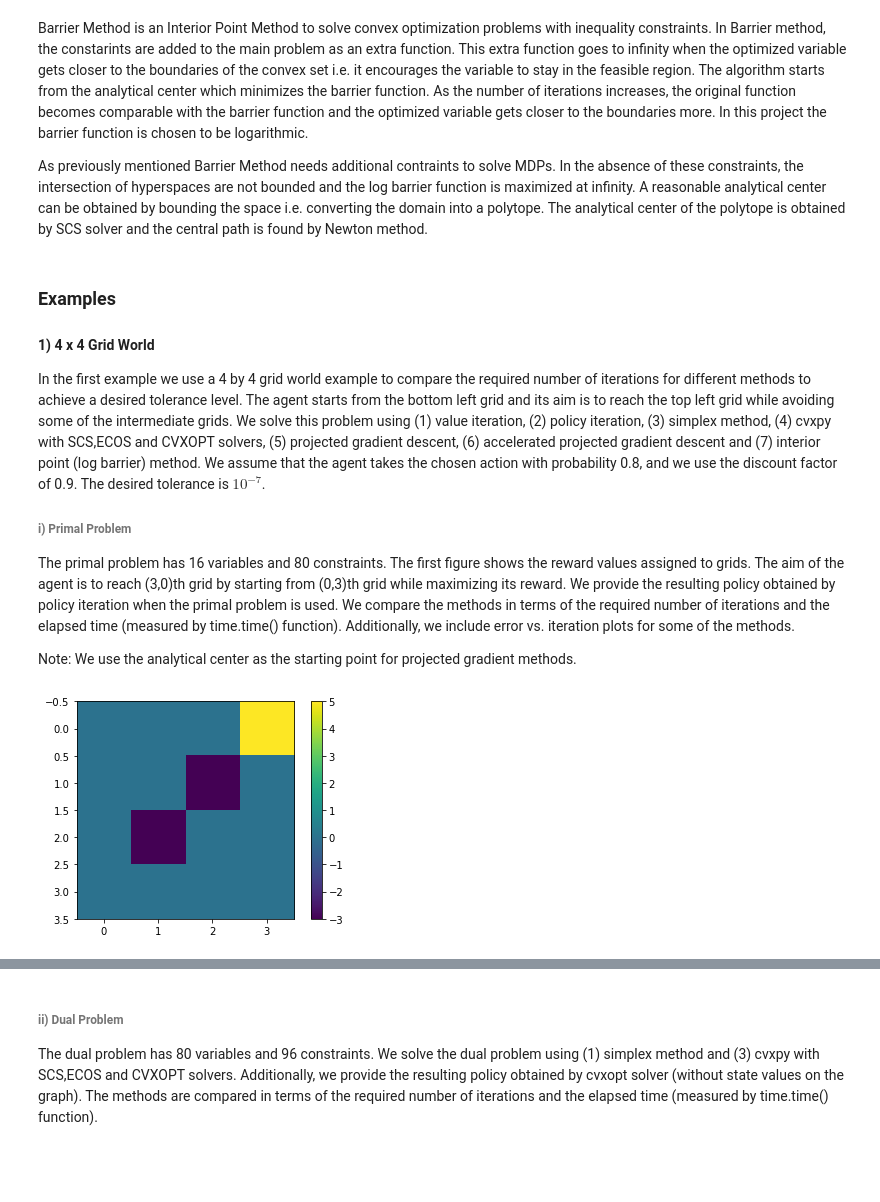
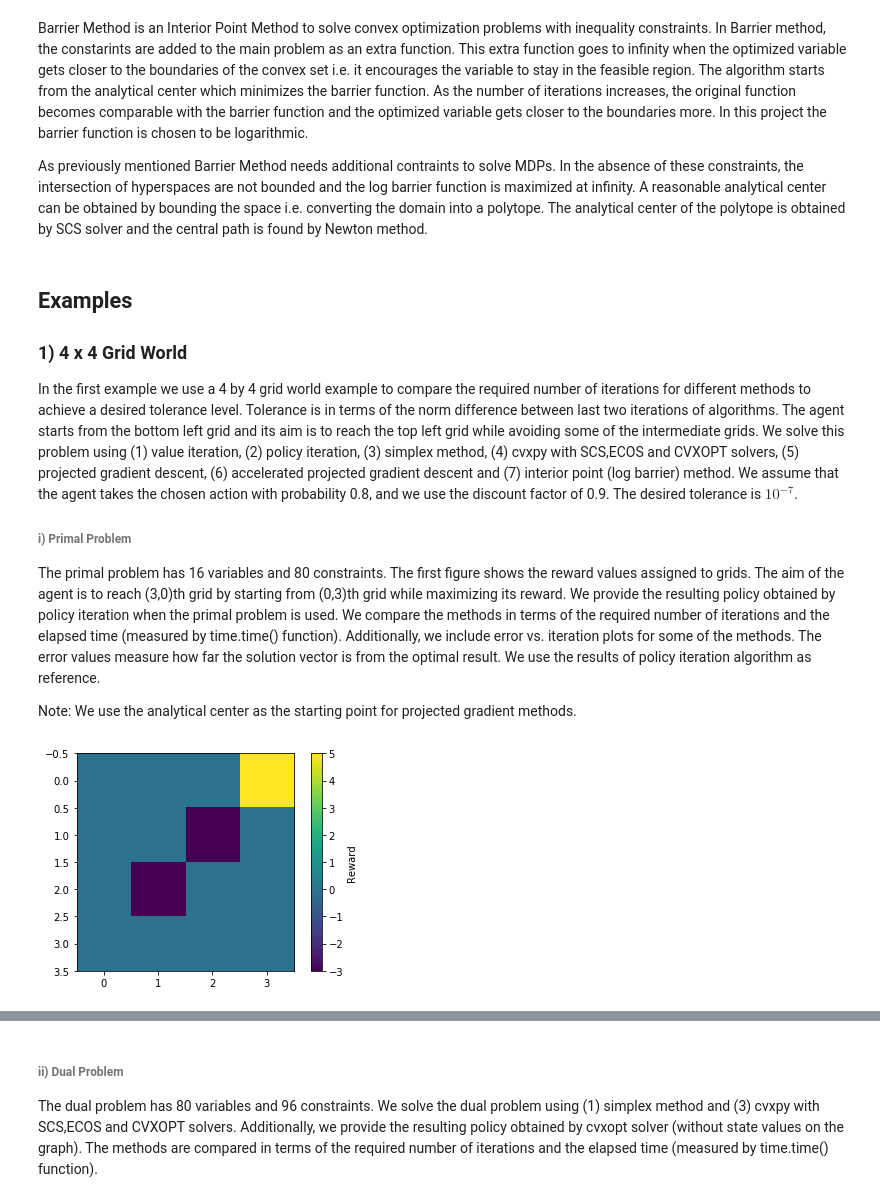
Before and after one commit to akhshah/cvxproj, a Jupyter notebook: GridWorld.ipynb, the cells around one changed output, grey strips where cells are left out. Saved outputs shown, nothing was run; the diff lists cells and outputs as text; code cells hidden in the pictures; blank space fills up the shorter version.

Commit message:
last version

```diff
--- a/GridWorld.ipynb
+++ b/GridWorld.ipynb
@@ -891,7 +921,7 @@ def interiorPoint(A, b, discount, eps, alpha, stateValsOpt,t):
     elapsed_time = time.time() - start_time
     return stateVals, error, elapsed_time
 # %%
-def plotGridWorld(Vals, bestAction, Rows, Columns):
+def plotGridWorld(Vals, bestAction, Rows, Columns,cbarlabel):
     imgData = np.resize(Vals,[Rows, Columns]);
     imgData = np.flipud(imgData);
     plt.imshow(imgData, interpolation='nearest')
@@ -910,13 +940,15 @@ def plotGridWorld(Vals, bestAction, Rows, Columns):
                 plt.text(b,a ,r'$ o $')
             #plt.text(b,a,r'$ \leftarrow $')
 
-    plt.colorbar()
+    cbar = plt.colorbar()
+    cbar.set_label(cbarlabel)
     plt.show()
-def Grid_Map(R, Rows, Columns):
+def Grid_Map(R, Rows, Columns,cbarlabel):
     imgData = np.resize(R,[Rows, Columns]);
     imgData = np.flipud(imgData);
     plt.imshow(imgData, interpolation='nearest')
-    plt.colorbar()
+    cbar = plt.colorbar()
+    cbar.set_label(cbarlabel)
     plt.show()
 def Plots(policy,value,interior,proj,acc):
     plt.figure()
@@ -941,24 +973,24 @@ def Plots2(policy,value,interior):
     plt.xlabel('Number of Iterations')
     plt.show()
 # %% [markdown]
-### Examples
+## Examples
 
-#### 1) 4 x 4 Grid World
-In the first example we use a 4 by 4 grid world example to compare the required number of iterations for different methods to achieve a desired tolerance level. The agent starts from the bottom left grid and its aim is to reach the top left grid while avoiding some of the intermediate grids. We solve this problem using (1) value iteration, (2) policy iteration, (3) simplex method, (4) cvxpy with SCS,ECOS and CVXOPT solvers, (5) projected gradient descent, (6) accelerated projected gradient descent and (7) interior point (log barrier) method. We assume that the agent takes the chosen action with probability 0.8, and we use the discount factor of 0.9. The desired tolerance is $10^{-7}$.
+### 1) 4 x 4 Grid World
+In the first example we use a 4 by 4 grid world example to compare the required number of iterations for different methods to achieve a desired tolerance level. Tolerance is in terms of the norm difference between last two iterations of algorithms. The agent starts from the bottom left grid and its aim is to reach the top left grid while avoiding some of the intermediate grids. We solve this problem using (1) value iteration, (2) policy iteration, (3) simplex method, (4) cvxpy with SCS,ECOS and CVXOPT solvers, (5) projected gradient descent, (6) accelerated projected gradient descent and (7) interior point (log barrier) method. We assume that the agent takes the chosen action with probability 0.8, and we use the discount factor of 0.9. The desired tolerance is $10^{-7}$.
 
 ###### i) Primal Problem
-The primal problem has 16 variables and 80 constraints. The first figure shows the reward values assigned to grids. The aim of the agent is to reach (3,0)th grid by starting from (0,3)th grid while maximizing its reward. We provide the resulting policy obtained by policy iteration when the primal problem is used. We compare the methods in terms of the required number of iterations and the elapsed time (measured by time.time() function). Additionally, we include error vs. iteration plots for some of the methods.
+The primal problem has 16 variables and 80 constraints. The first figure shows the reward values assigned to grids. The aim of the agent is to reach (3,0)th grid by starting from (0,3)th grid while maximizing its reward. We provide the resulting policy obtained by policy iteration when the primal problem is used. We compare the methods in terms of the required number of iterations and the elapsed time (measured by time.time() function). Additionally, we include error vs. iteration plots for some of the methods. The error values measure how far the solution vector is from the optimal result. We use the results of policy iteration algorithm as reference.
 
 Note: We use the analytical center as the starting point for projected gradient methods.
 # %%
 rows,columns,prob,discount,tol=4,4,0.8,0.9,1e-7 # Parameters for the example
 reward=np.zeros((rows*columns,1))
 reward[5],reward[10],reward[15]=-3,-3,5
 A,b,c,P_0=Primal_parameters_1(rows,columns,prob,reward,discount,tol) # Compute constraints
 A_c,b_c,c_c,P_0_c=Analytic_center_bounds(rows,columns,prob,reward,discount,tol) # Compute constraints
-Grid_Map(b[0:P_0.shape[1]], rows, columns)
+Grid_Map(b[0:P_0.shape[1]], rows, columns,'Reward')
 # %% [output]
-[figure, old version]
+[figure, new version]
 # %%
 polyit_val, bestAction2,error_pol, num_iter_pol, time_pol = policyitr(P_0, b[0:P_0.shape[1]], discount, tol) # Policy Iteration
 valit_val, bestAction,error_val, num_iter_val, time_val = valitr(P_0, b, discount,polyit_val, tol) # Value Iteration
```
Also changed, not shown: parts of 28 cells of this notebook.
